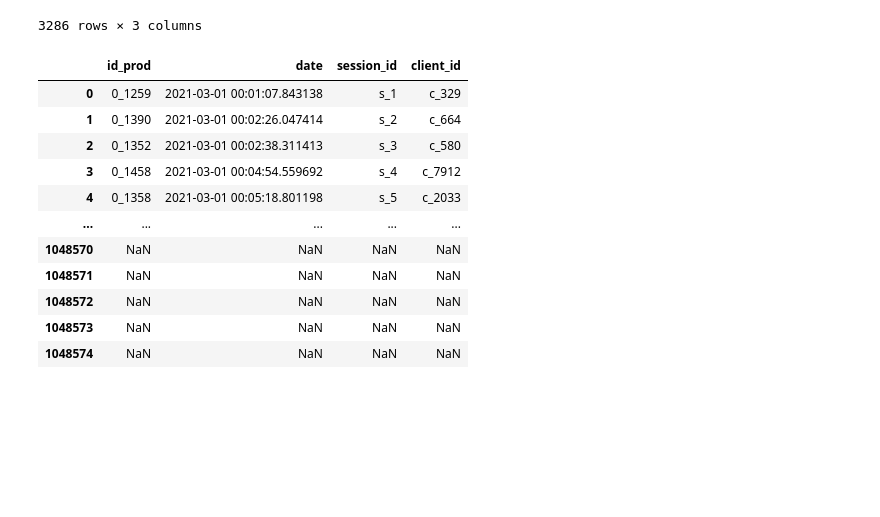
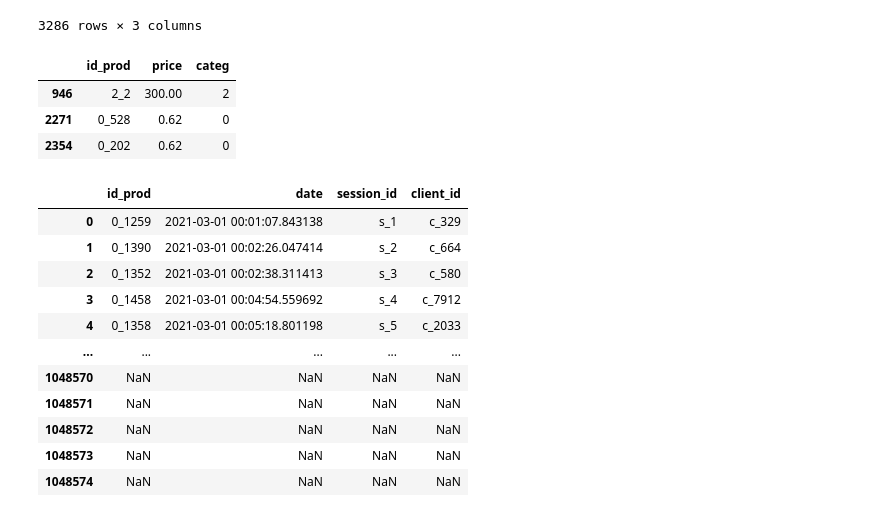
Before and after one commit to obenmaha/analyse-ventes-librairie, a Jupyter notebook: Analyse des Vente_V3.ipynb, the cells around one changed output. Cells and saved outputs as stored; diff of their text form; code cells hidden in the pictures; blank space fills up the shorter version.

```diff
--- a/Analyse des Vente_V3.ipynb
+++ b/Analyse des Vente_V3.ipynb
@@ -73,6 +73,13 @@ df_products
 | 3284 | 1_140 | 38.56 | 1 |
 | 3285 | 0_1920 | 25.16 | 0 |
 3286 rows × 3 columns
+# %%
+df_products.loc[(df_products["price"]==df_products["price"].min()) | (df_products["price"]==df_products["price"].max())]
+# %% [output]
+|  | id_prod | price | categ |
+| 946 | 2_2 | 300.00 | 2 |
+| 2271 | 0_528 | 0.62 | 0 |
+| 2354 | 0_202 | 0.62 | 0 |
 # %%
 df_transactions
 # %% [output]
```
Also changed, not shown: parts of 18 cells of this notebook.
